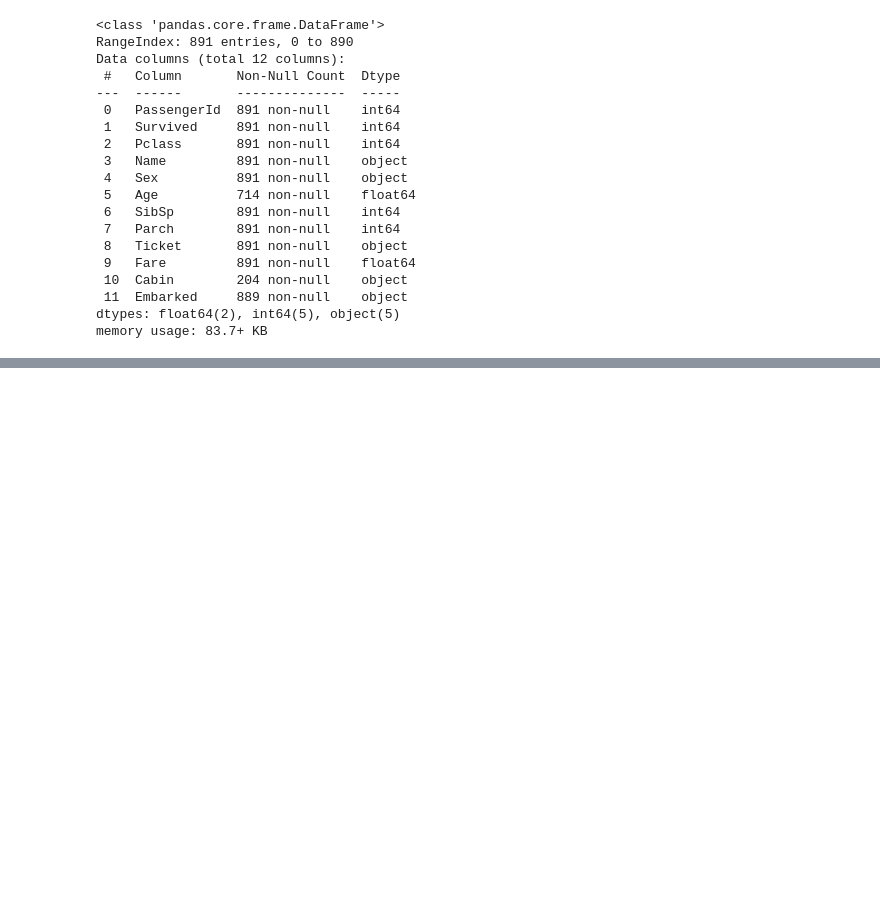
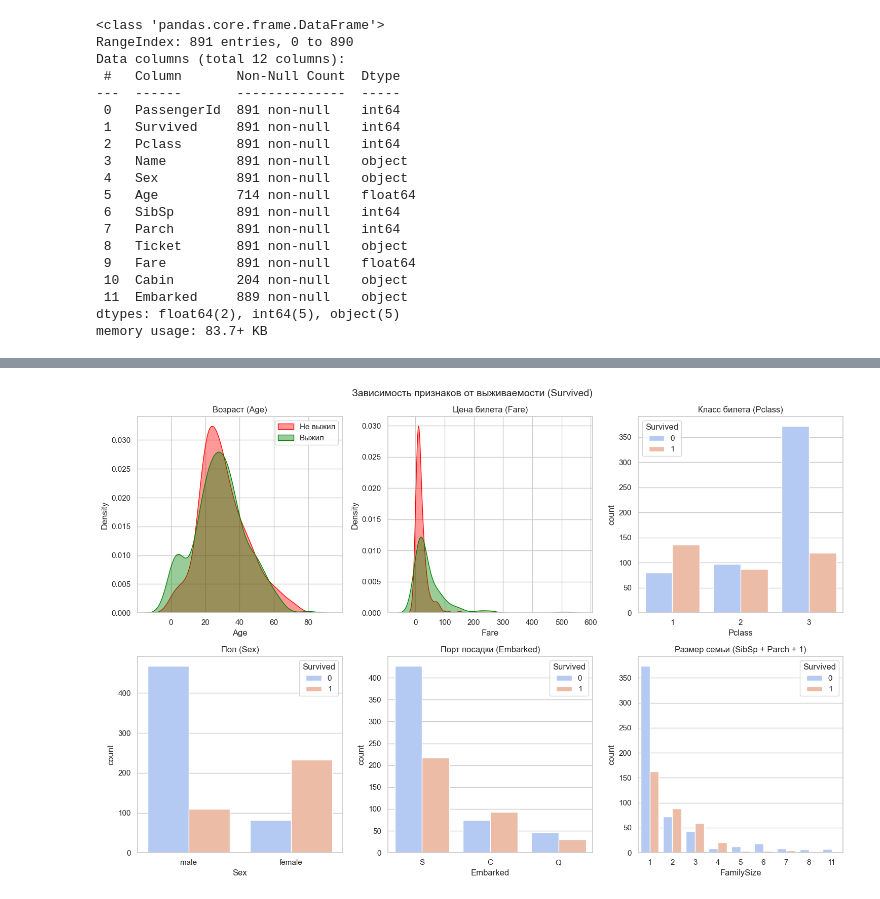
Before and after one commit to kapko/Titanik_kaggle, a Jupyter notebook: Titanik.ipynb, the cells around one changed output, grey strips where cells are left out. Saved outputs shown, nothing was run; the diff lists cells and outputs as text; code cells hidden in the pictures; blank space fills up the shorter version.

```diff
--- a/Titanik.ipynb
+++ b/Titanik.ipynb
@@ -114,20 +32,0 @@ test['Deck'] = test['Cabin'].astype('string').str[0].fillna('U')
-# %%
-train['IsChild'] = (train['Age'] < 14).astype('int8')
-train['IsSenior'] = (train['Age'] >= 14).astype('int8')
-test['IsChild'] = (test['Age'] < 14).astype('int8')
-test['IsSenior'] = (test['Age'] >= 14).astype('int8')
-# %%
-train['FamilySize'] = (train['SibSp'] + train['Parch']) + 1
-test['FamilySize'] = (test['SibSp'] + test['Parch']) + 1
-
-train['FamilySizeBin'] = pd.cut(
-    train['FamilySize'],
-    bins=[0,1,4,20],
-    labels=['Alone','Small','Large']
-)
-
-test['FamilySizeBin'] = pd.cut(
-    test['FamilySize'],
-    bins=[0,1,4,20],
-    labels=['Alone','Small','Large']
-)
@@ -513,0 +33,39 @@ True1     23     80
+# %%
+data = train.copy()
+sns.set(style="whitegrid")
+
+fig, axes = plt.subplots(2, 3, figsize=(15, 10))
+fig.suptitle("Зависимость признаков от выживаемости (Survived)", fontsize=14)
+
+# --- Age ---
+sns.kdeplot(data=data[data['Survived']==0]['Age'], fill=True, alpha=0.4, color='red', ax=axes[0,0], label='Не выжил')
+sns.kdeplot(data=data[data['Survived']==1]['Age'], fill=True, alpha=0.4, color='green', ax=axes[0,0], label='Выжил')
+axes[0,0].set_title('Возраст (Age)')
+axes[0,0].legend()
+
+# --- Fare ---
+sns.kdeplot(data=data[data['Survived']==0]['Fare'], fill=True, alpha=0.4, color='red', ax=axes[0,1], label='Не выжил')
+sns.kdeplot(data=data[data['Survived']==1]['Fare'], fill=True, alpha=0.4, color='green', ax=axes[0,1], label='Выжил')
+axes[0,1].set_title('Цена билета (Fare)')
+
+# --- Pclass ---
+sns.countplot(x='Pclass', hue='Survived', data=data, palette='coolwarm', ax=axes[0,2])
+axes[0,2].set_title('Класс билета (Pclass)')
+
+# --- Sex ---
+sns.countplot(x='Sex', hue='Survived', data=data, palette='coolwarm', ax=axes[1,0])
+axes[1,0].set_title('Пол (Sex)')
+
+# --- Embarked ---
+sns.countplot(x='Embarked', hue='Survived', data=data, palette='coolwarm', ax=axes[1,1])
+axes[1,1].set_title('Порт посадки (Embarked)')
+
+# --- SibSp + Parch (родственники) ---
+data['FamilySize'] = data['SibSp'] + data['Parch'] + 1
+sns.countplot(x='FamilySize', hue='Survived', data=data, palette='coolwarm', ax=axes[1,2])
+axes[1,2].set_title('Размер семьи (SibSp + Parch + 1)')
+
+plt.tight_layout()
+plt.show()
+# %% [output]
+[figure, added]
```
Also changed, not shown: parts of 23 cells of this notebook, 3 other files.
